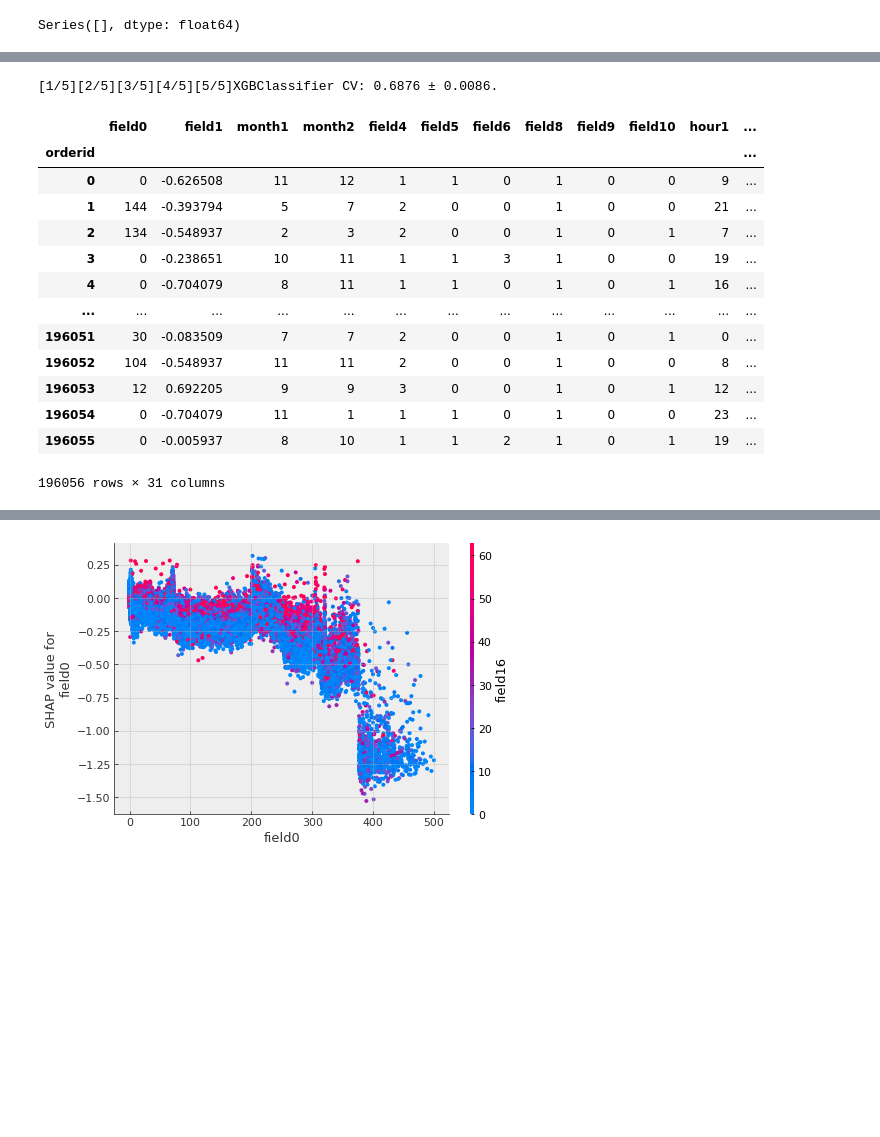
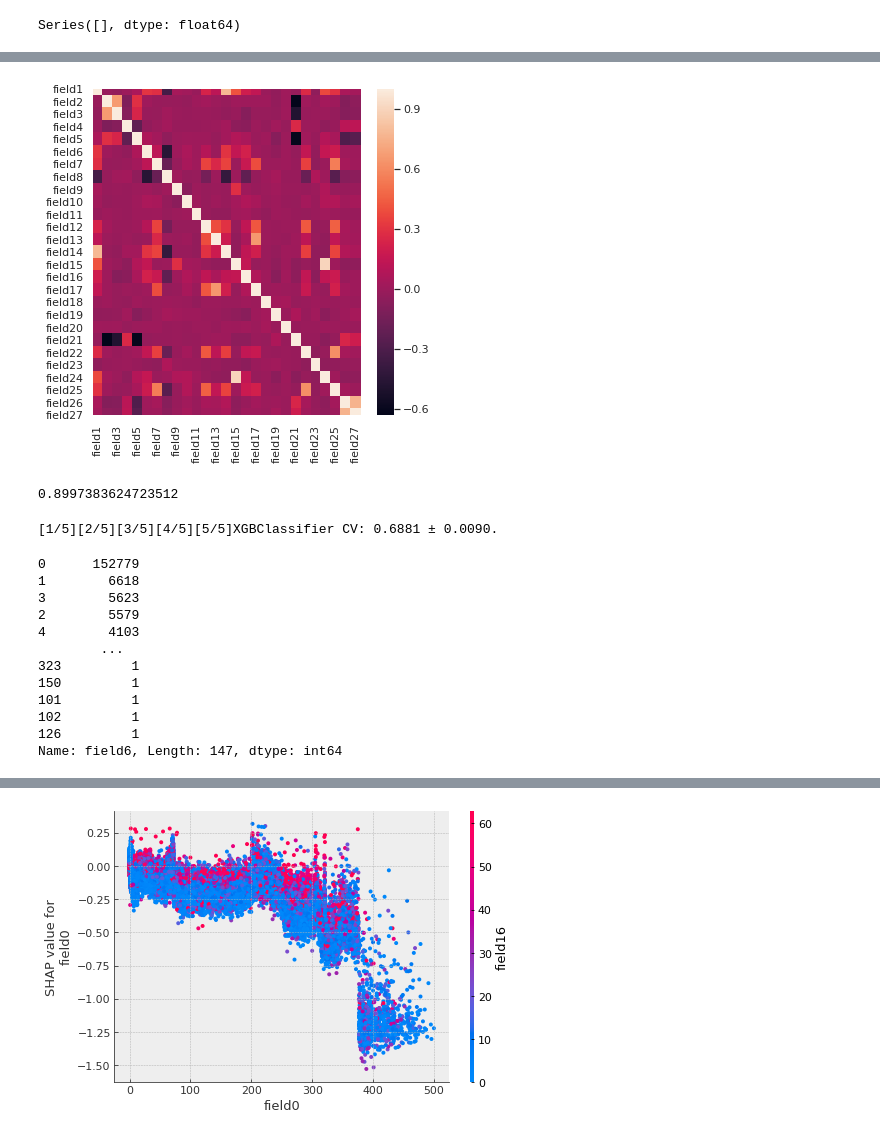
Before and after one commit to andygoosh/OneTwoTrip-Contest, a Jupyter notebook: workinprogress.ipynb, the cells around one changed output, grey strips where cells are left out. Cells and saved outputs as stored; diff of their text form; code cells hidden in the pictures; blank space fills up the shorter version.

```diff
--- a/workinprogress.ipynb
+++ b/workinprogress.ipynb
@@ -293,5 +176,24 @@ model.get_params()
+# %%
+import seaborn as sns; sns.set()
+ax = sns.heatmap(X.corr())
+# %% [output]
+[figure, added]
+# %%
+X['field15'].corr(X['field24'])
+# %% [output]
+0.8997383624723512
 # %%
 X, y = prepare_data( df_train )
+
+#n_bins = 20
+#est = skl.preprocessing.KBinsDiscretizer(n_bins=n_bins, encode='onehot-dense', strategy='uniform')
+#m = pd.DataFrame(est.fit_transform(X[['field16']]).astype(int), index=X.index, columns=['field16_bin%d' % i for i in range(n_bins)])
+
+#est = skl.preprocessing.KBinsDiscretizer(n_bins=n_bins, encode='ordinal', strategy='uniform')
+#X['field16'] = est.fit_transform(X[['field16']]).astype(int)
+
+X.drop(['field28'], axis=1, inplace=True)
+#X[]
 
 estimators = 157
 
@@ -326,32 +228,29 @@ def_params = {
     'n_jobs': -1
 }
 
-#scores, models, _, _ = fit_estimate(X, y, lambda: LGBMClassifier(**def_params), n_folds=5, n_neighbors=0)
-#scores, models, _, _ = fit_estimate(X, y, lambda: CatBoostClassifier(**def_params), n_folds=5, n_neighbors=0)
-scores, models, _, _ = fit_estimate(X, y, lambda: XGBClassifier(**params), n_folds=5, n_neighbors=0)
+scores, models, _, _ = fit_estimate(X, y, lambda: XGBClassifier(**params), n_folds=5, n_neighbors=5)
 
 model = models[np.argmax(scores)]
 # XGBClassifier CV: 0.6864 ± 0.0091. 157 default params
 # XGBClassifier CV: 0.6859 ± 0.0086. 157 n_estimators
 # XGBClassifier CV: 0.6876 ± 0.0100. 100 n_estimators
 # XGBClassifier CV: 0.6850 ± 0.0077. 0 neigh, ballanced
-#[1/5][2/5][3/5][4/5][5/5]XGBClassifier CV: 0.6876 ± 0.0086.
+#[1/5][2/5][3/5][4/5][5/5]XGBClassifier CV: 0.6876 ± 0.0086. params fine tuning, -f0
+#[1/5][2/5][3/5][4/5][5/5]XGBClassifier CV: 0.6881 ± 0.0090. params fine tuning, -f0, f28 +5 heigh
 # %% [output]
-[1/5][2/5][3/5][4/5][5/5]XGBClassifier CV: 0.6876 ± 0.0086.
+[1/5][2/5][3/5][4/5][5/5]XGBClassifier CV: 0.6881 ± 0.0090.
 # %%
-X
+X['field6'].value_counts()
 # %% [output]
-|  | field0 | field1 | month1 | month2 | field4 | field5 | field6 | field8 | field9 | field10 | hour1 | ... |
-| orderid |  |  |  |  |  |  |  |  |  |  |  | ... |
-| 0 | 0 | -0.626508 | 11 | 12 | 1 | 1 | 0 | 1 | 0 | 0 | 9 | ... |
-| 1 | 144 | -0.393794 | 5 | 7 | 2 | 0 | 0 | 1 | 0 | 0 | 21 | ... |
-| 2 | 134 | -0.548937 | 2 | 3 | 2 | 0 | 0 | 1 | 0 | 1 | 7 | ... |
-| 3 | 0 | -0.238651 | 10 | 11 | 1 | 1 | 3 | 1 | 0 | 0 | 19 | ... |
-| 4 | 0 | -0.704079 | 8 | 11 | 1 | 1 | 0 | 1 | 0 | 1 | 16 | ... |
-| ... | ... | ... | ... | ... | ... | ... | ... | ... | ... | ... | ... | ... |
-| 196051 | 30 | -0.083509 | 7 | 7 | 2 | 0 | 0 | 1 | 0 | 1 | 0 | ... |
-| 196052 | 104 | -0.548937 | 11 | 11 | 2 | 0 | 0 | 1 | 0 | 0 | 8 | ... |
-| 196053 | 12 | 0.692205 | 9 | 9 | 3 | 0 | 0 | 1 | 0 | 1 | 12 | ... |
-| 196054 | 0 | -0.704079 | 11 | 1 | 1 | 1 | 0 | 1 | 0 | 0 | 23 | ... |
-| 196055 | 0 | -0.005937 | 8 | 10 | 1 | 1 | 2 | 1 | 0 | 1 | 19 | ... |
-196056 rows × 31 columns
+0      152779
+1        6618
+3        5623
+2        5579
+4        4103
+        ...
+323         1
+150         1
+101         1
+102         1
+126         1
+Name: field6, Length: 147, dtype: int64
```
Also changed, not shown: parts of 19 cells of this notebook.
